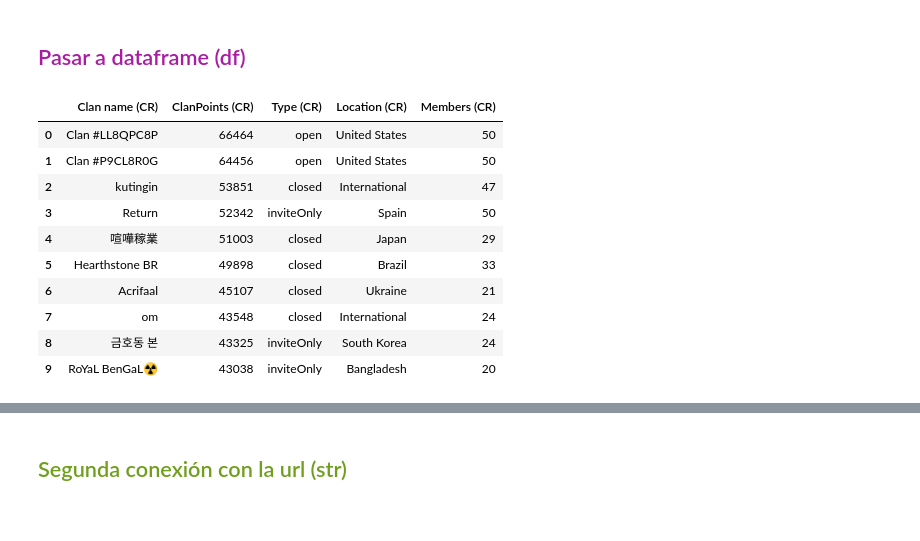
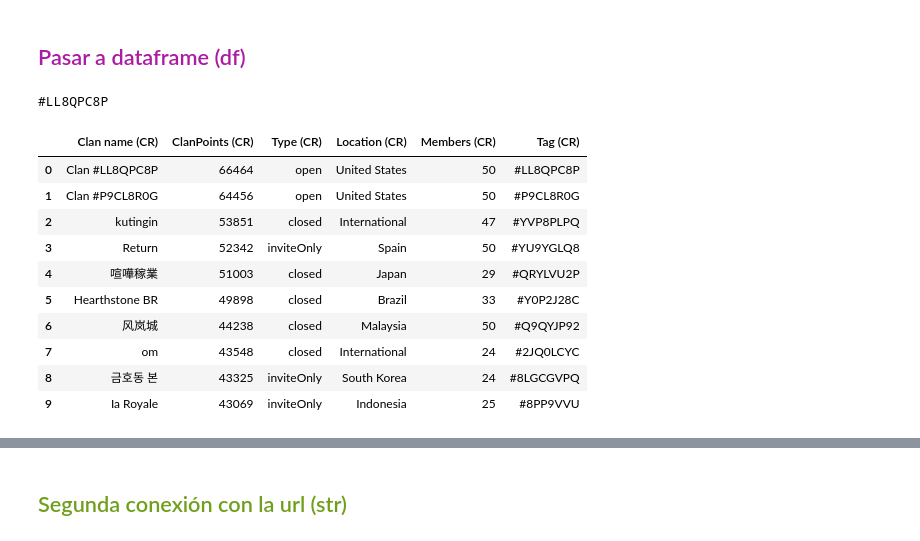
Before and after one commit to arthurquispe/TRABAJO-PC3, a Jupyter notebook: WebScraping_API.ipynb, the cells around one changed output, grey strips where cells are left out. Drawn from its saved outputs; the diff is of its cells as text; code cells hidden in the pictures.

```diff
--- a/WebScraping_API.ipynb
+++ b/WebScraping_API.ipynb
@@ -98,18 +103,18 @@ dff = {
 ### <span style="color: #F34230"> Pasar a dataframe (df) </span>
 # %%
 #Creamos el dataframe con Pandas
-DFF = pd.DataFrame(dff)
+clan = pd.DataFrame(dff)
 #print(DFF)
 
-DFF1 = DFF.sort_values(by='ClanPoints CoC', ascending=False).head(10).reset_index(drop=True)
+CLAN = clan.sort_values(by='ClanPoints CoC', ascending=False).head(10).reset_index(drop=True)
 #print(DFF)
 
 #Ya que la información obtenida es en tiempo real, esto nos ayuda a fijar siempre el primer Tag y así usarlo posteriormente
 #en operaciones relacionadas con dicho clan seleccionado.
-primero = DFF1.loc[0, 'Tag CoC']
+primero = CLAN.loc[0, 'Tag CoC']
 print(primero)
 
-DFF1
+CLAN
 
 #Observamos el clan con la mayoría de puntos:
 # %% [output]
@@ -134,7 +139,7 @@ DFF1
 tags = urllib.parse.quote(primero)
 
 # Leer la clave de autenticación desde el archivo "keyJimena.txt"
-with open("keyJimena.txt") as f:
+with open("token_cc.txt") as f:
     my_key2 = f.read().rstrip("\n")
 
 # URL base de la API de Clash of Clans
@@ -231,7 +236,7 @@ import pandas as pd
 import requests
 import json
 import polars as pl
-with open("my_keyArthur.txt") as f:
+with open("token_cr.txt") as f:
     my_key =f.read().rstrip("\n")
 
     base_url = "https://api.clashroyale.com/v1"
@@ -248,22 +253,11 @@ with open("my_keyArthur.txt") as f:
     )
     uclient=urlopen(request)
     responsehtml=uclient.read()
-    #type(responsehtml)
-    #uclient.close()
-    #data = responsehtml.decode()
-
-    #data
-    #response = urllib.request.urlopen(request).read().decode("utf-8")
-
     data = responsehtml#.decode("utf-8")
     uclient.close()
+
     data
-    #data = json.loads(response)
-    #for item in data["items"]:
-        #print("%s [%d]" % (item["name"], item["maxLevel"]))
-        #d ="Clan: %s\nMembers: %d\nScore: %s\nTag: %s\n\n" % (item["name"], item["members"], item["clanScore"], item["tag"])
-        #print(d)
-   #print(data)
+    #print(data)
 # %% [markdown]
 ## <span style="color: #26a783"> Pasar a diccionario (dict) </span>
 # %%
@@ -279,6 +273,7 @@ location=[]
 member=[]
 clan=[]
 Type=[]
+Tag =[]
 #print(info["items"][0])
 for i in range(len(info["items"])):
     clanPoints.append(info["items"][i]['clanScore'])
@@ -286,7 +281,8 @@ for i in range(len(info["items"])):
     member.append(info["items"][i]["members"])
     clan.append(info ["items"][i]["name"])
     Type.append(info["items"][i]["type"])
-dff={"Clan name (CR)":clan,'ClanPoints (CR)':clanPoints,"Type (CR)":Type,'Location (CR)':location,'Members (CR)':member}
+    Tag.append(info["items"][i]["tag"])
+dff={"Clan name (CR)":clan,'ClanPoints (CR)':clanPoints,"Type (CR)":Type,'Location (CR)':location,'Members (CR)':member, 'Tag (CR)': Tag}
 #print(clanPoints)
 #print(location)
 DFF=pd.DataFrame(dff)
@@ -295,22 +291,25 @@ DFF=pd.DataFrame(dff)
 # %%
 DFF=pd.DataFrame(dff)
 
 #TOP 10 CLANES PARA LA FECHA 18/06/2023
-DFF1 = DFF.sort_values(by='ClanPoints (CR)', ascending=False).head(10).reset_index(drop=True)
+CLASH = DFF.sort_values(by='ClanPoints (CR)', ascending=False).head(10).reset_index(drop=True)
 
-DFF1
+uno = CLASH.loc[0, 'Tag (CR)']
+print(uno)
+CLASH
 # %% [output]
+#LL8QPC8P
-|  | Clan name (CR) | ClanPoints (CR) | Type (CR) | Location (CR) | Members (CR) |
-| 0 | Clan #LL8QPC8P | 66464 | open | United States | 50 |
-| 1 | Clan #P9CL8R0G | 64456 | open | United States | 50 |
-| 2 | kutingin | 53851 | closed | International | 47 |
-| 3 | Return | 52342 | inviteOnly | Spain | 50 |
-| 4 | 喧嘩稼業 | 51003 | closed | Japan | 29 |
-| 5 | Hearthstone BR | 49898 | closed | Brazil | 33 |
-| 6 | Acrifaal | 45107 | closed | Ukraine | 21 |
-| 7 | om | 43548 | closed | International | 24 |
-| 8 | 금호동 본 | 43325 | inviteOnly | South Korea | 24 |
-| 9 | RoYaL BenGaL☢️ | 43038 | inviteOnly | Bangladesh | 20 |
+|  | Clan name (CR) | ClanPoints (CR) | Type (CR) | Location (CR) | Members (CR) | Tag (CR) |
+| 0 | Clan #LL8QPC8P | 66464 | open | United States | 50 | #LL8QPC8P |
+| 1 | Clan #P9CL8R0G | 64456 | open | United States | 50 | #P9CL8R0G |
+| 2 | kutingin | 53851 | closed | International | 47 | #YVP8PLPQ |
+| 3 | Return | 52342 | inviteOnly | Spain | 50 | #YU9YGLQ8 |
+| 4 | 喧嘩稼業 | 51003 | closed | Japan | 29 | #QRYLVU2P |
+| 5 | Hearthstone BR | 49898 | closed | Brazil | 33 | #Y0P2J28C |
+| 6 | 风岚城 | 44238 | closed | Malaysia | 50 | #Q9QYJP92 |
+| 7 | om | 43548 | closed | International | 24 | #2JQ0LCYC |
+| 8 | 금호동 본 | 43325 | inviteOnly | South Korea | 24 | #8LGCGVPQ |
+| 9 | Ia Royale | 43069 | inviteOnly | Indonesia | 25 | #8PP9VVU |
 # %% [markdown]
 <img src="https://i.ytimg.com/vi/biM_RUsfOso/maxresdefault.jpg" alt="Clash of Clans" width="500">
 # %% [markdown]
```
Also changed, not shown: parts of 15 cells of this notebook, 2 other files.
